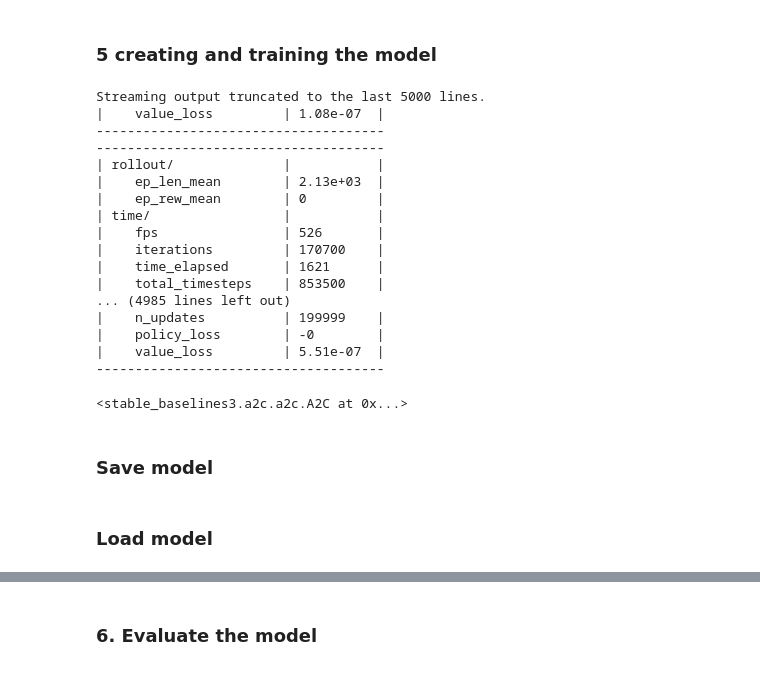
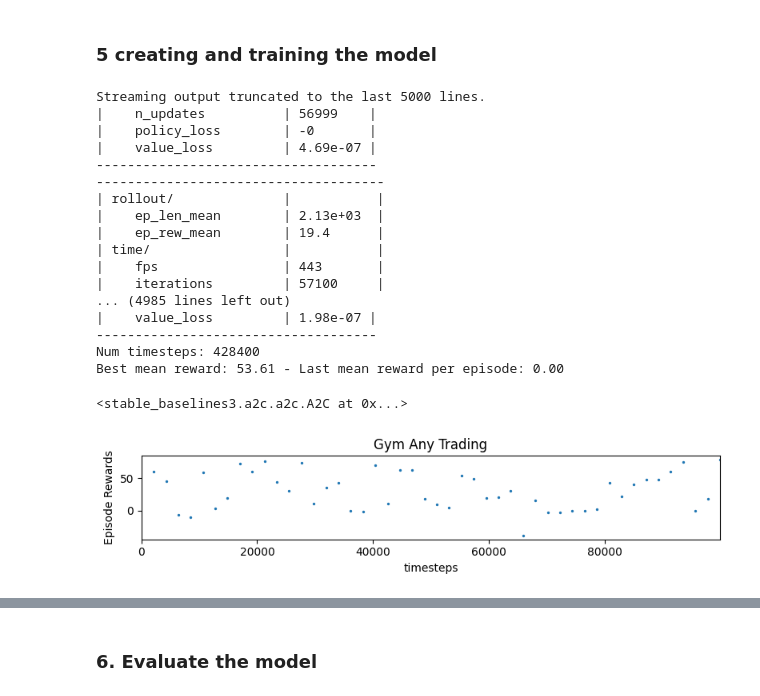
Before and after one commit to mega5800/algo-trading-system, a Jupyter notebook: notebooks/gym_anytrading.ipynb, the cells around one changed output, grey strips where cells are left out. Saved outputs shown, nothing was run; the diff lists cells and outputs as text; code cells hidden in the pictures.

```diff
--- a/notebooks/gym_anytrading.ipynb
+++ b/notebooks/gym_anytrading.ipynb
@@ -170,25 +252,28 @@ info: {'total_reward': 387.4859390258789, 'total_profit': 0.3180733811624137, 'p
 ### 5 creating and training the model
 # %%
 model = A2C("MlpPolicy", env, verbose=1)
-model.learn(total_timesteps=1000000)
+
+# Create the callback: check every 2142 steps
+callback = SaveOnBestTrainingRewardCallback(check_freq=2142, log_dir=log_dir)
+
+# Train the model
+model.learn(total_timesteps=428400,callback=callback)
 # %% [output]
 Streaming output truncated to the last 5000 lines.
-|    value_loss         | 1.08e-07  |
--------------------------------------
+|    n_updates          | 56999    |
+|    policy_loss        | -0       |
+|    value_loss         | 4.69e-07 |
+------------------------------------
 -------------------------------------
 | rollout/              |           |
 |    ep_len_mean        | 2.13e+03  |
-|    ep_rew_mean        | 0         |
+|    ep_rew_mean        | 19.4      |
 | time/                 |           |
-|    fps                | 526       |
-|    iterations         | 170700    |
-|    time_elapsed       | 1621      |
-|    total_timesteps    | 853500    |
+|    fps                | 443       |
+|    iterations         | 57100     |
 ... (4985 lines left out)
-|    n_updates          | 199999    |
-|    policy_loss        | -0        |
-|    value_loss         | 5.51e-07  |
--------------------------------------
+|    value_loss         | 1.98e-07 |
+------------------------------------
+Num timesteps: 428400
+Best mean reward: 53.61 - Last mean reward per episode: 0.00
 <stable_baselines3.a2c.a2c.A2C at 0x...>
-# %% [markdown]
-### Save model
@@ -199,2 +279,0 @@ Streaming output truncated to the last 5000 lines.
-# %% [markdown]
-### Load model
@@ -202,0 +280,9 @@ Streaming output truncated to the last 5000 lines.
+# %%
+from stable_baselines3.common import results_plotter
+
+# Helper from the library
+results_plotter.plot_results(
+    [log_dir], 1e5, results_plotter.X_TIMESTEPS, "Gym Any Trading"
+)
+# %% [output]
+[figure, added]
```
Also changed, not shown: parts of 16 cells of this notebook, 5 other files.
